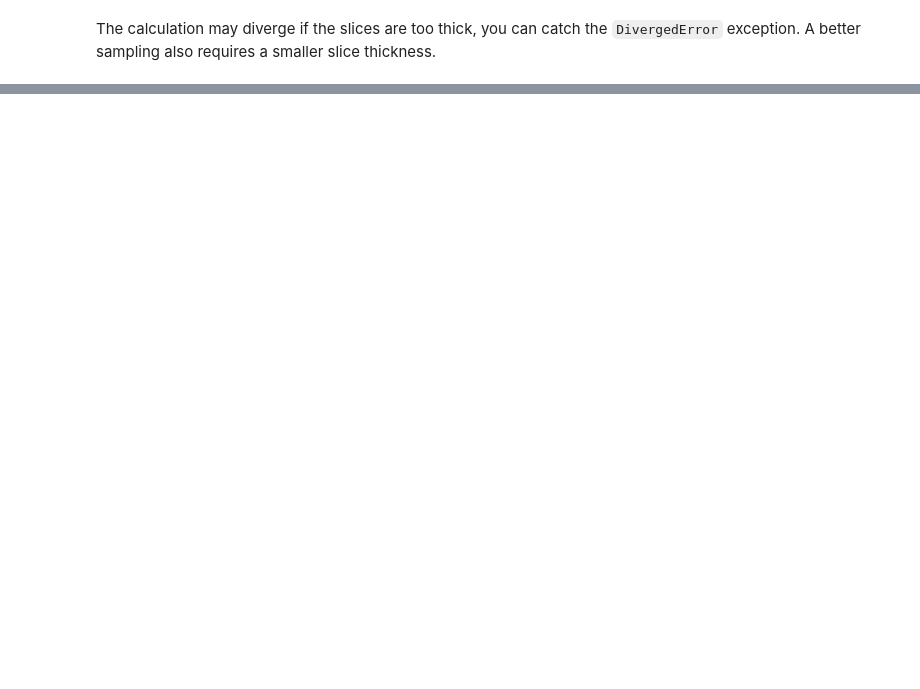
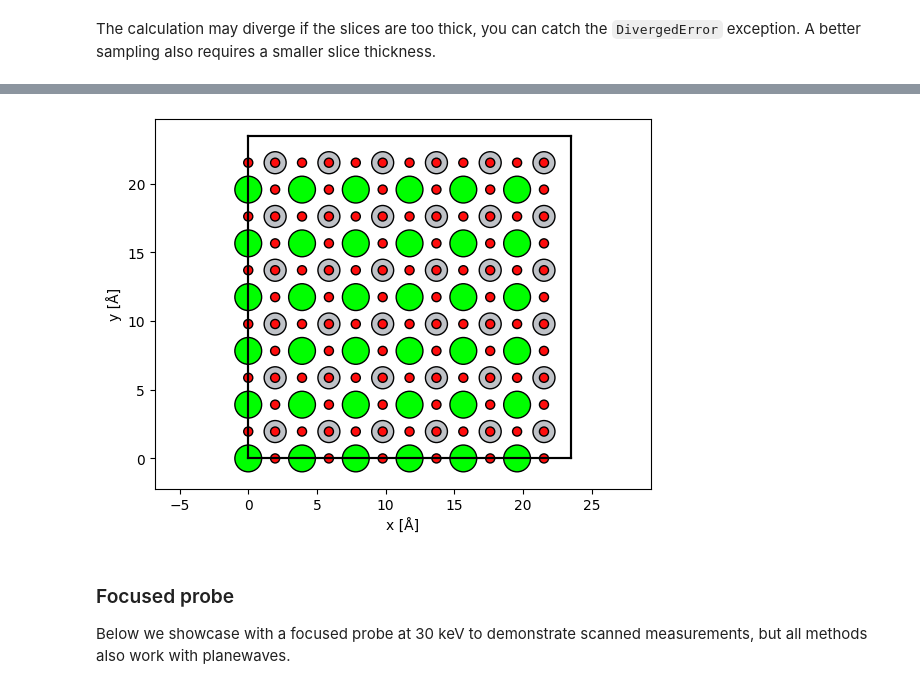
Before and after one commit to abTEM/doc, a Jupyter notebook: docs/user_guide/tutorials/real_space.ipynb, the cells around one changed output, grey strips where cells are left out. Cells and saved outputs as stored; diff of their text form; code cells hidden in the pictures; blank space fills up the shorter version.

```diff
--- a/docs/user_guide/tutorials/real_space.ipynb
+++ b/docs/user_guide/tutorials/real_space.ipynb
@@ -91,0 +99,21 @@ calculation diverged
+# %%
+unit_cell = ase.Atoms(
+    symbols="SrTiO3",
+    scaled_positions=[
+        [0.0,0.0,0.0],
+        [0.5,0.5,0.5],
+        [0.5,0.0,0.5],
+        [0.5,0.5,0.0],
+        [0.0,0.5,0.5]
+    ],
+    cell=[3.9127,3.9127,3.9127],
+    pbc=True
+)
+
+atoms = unit_cell * (6,6,24)
+abtem.show_atoms(
+    atoms,plane='xy',
+    scale=0.5,
+);
+# %% [output]
+[figure, added]
@@ -91,0 +128,4 @@ calculation diverged
+# %% [markdown]
+### Focused probe
+
+Below we showcase with a focused probe at 30 keV to demonstrate scanned measurements, but all methods also work with planewaves.
```
Also changed, not shown: parts of 23 cells of this notebook, 2 other files.
